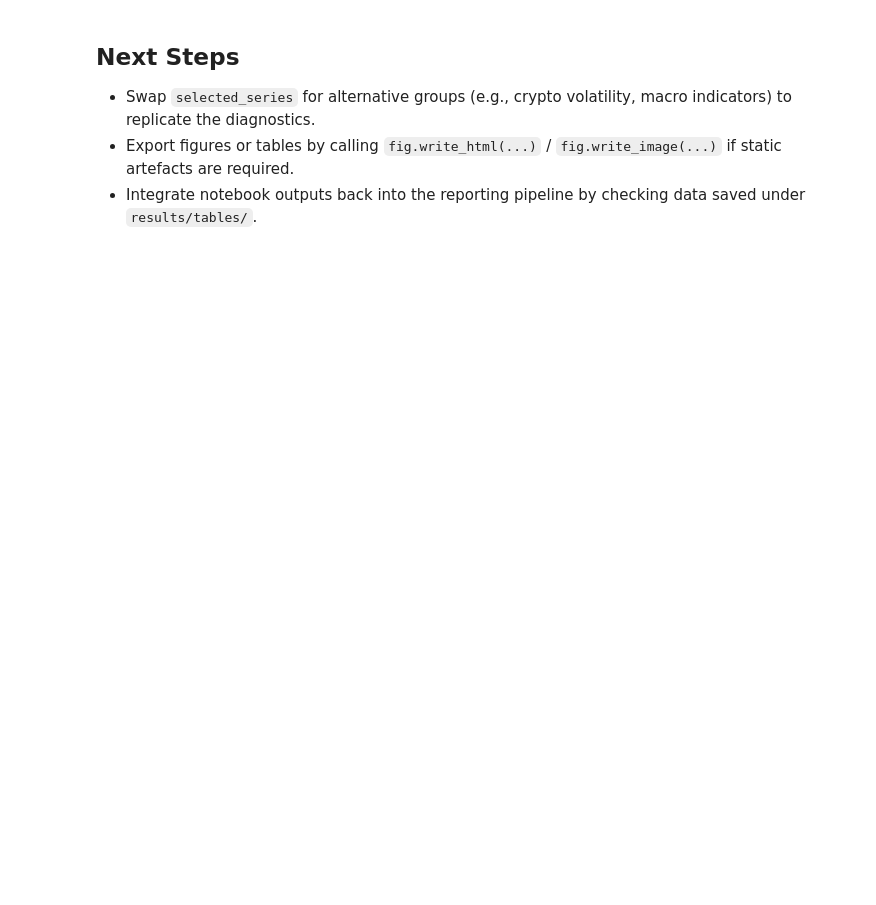
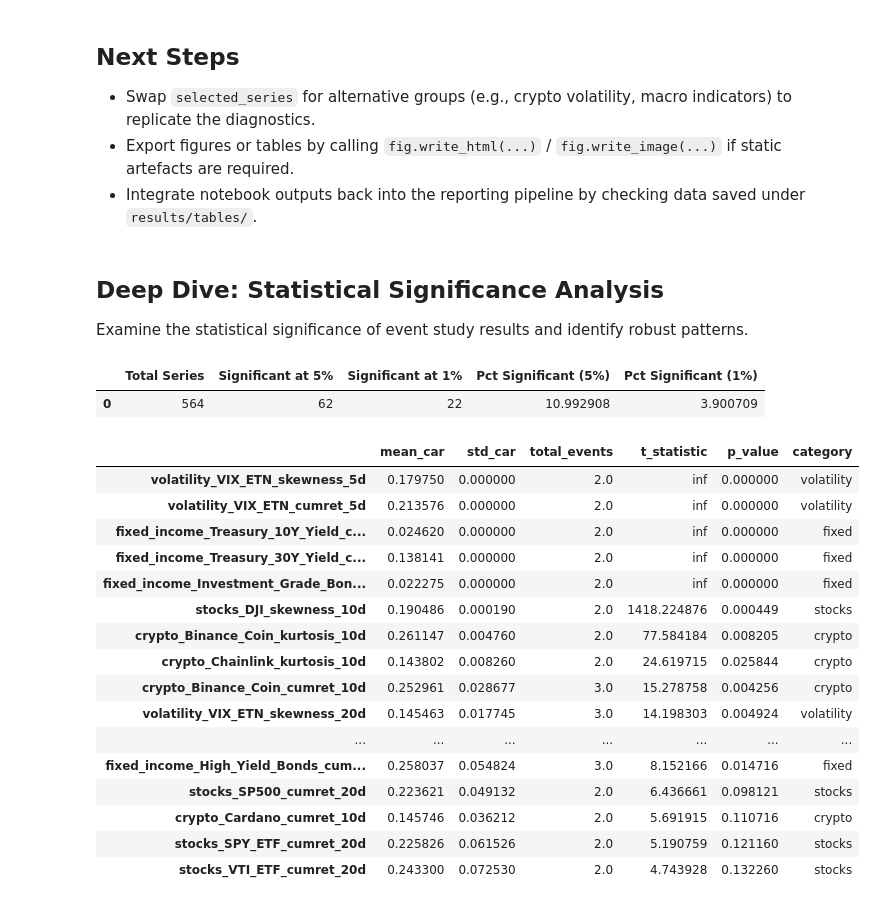
Before and after one commit to Evintkoo/macro-announcement-effect, a Jupyter notebook: notebooks/plotting_and_analysis.ipynb, the cells around one changed output. Saved outputs shown, nothing was run; the diff lists cells and outputs as text; code cells hidden in the pictures; blank space fills up the shorter version.

```diff
--- a/notebooks/plotting_and_analysis.ipynb
+++ b/notebooks/plotting_and_analysis.ipynb
@@ -268,3 +268,50 @@ fig.show()
 - Swap `selected_series` for alternative groups (e.g., crypto volatility, macro indicators) to replicate the diagnostics.
 - Export figures or tables by calling `fig.write_html(...)` / `fig.write_image(...)` if static artefacts are required.
 - Integrate notebook outputs back into the reporting pipeline by checking data saved under `results/tables/`.
+# %% [markdown]
+## Deep Dive: Statistical Significance Analysis
+
+Examine the statistical significance of event study results and identify robust patterns.
+# %%
+# Statistical significance of CAR effects
+from scipy import stats
+
+# Calculate t-statistics for mean CARs
+event_summary_aug["t_statistic"] = event_summary_aug["mean_car"] / (event_summary_aug["std_car"] / np.sqrt(event_summary_aug["total_events"]))
+event_summary_aug["p_value"] = 2 * (1 - stats.t.cdf(np.abs(event_summary_aug["t_statistic"]), event_summary_aug["total_events"] - 1))
+event_summary_aug["significant_5pct"] = event_summary_aug["p_value"] < 0.05
+event_summary_aug["significant_1pct"] = event_summary_aug["p_value"] < 0.01
+
+# Summary of statistical significance
+sig_summary = pd.DataFrame({
+    "Total Series": [len(event_summary_aug)],
+    "Significant at 5%": [event_summary_aug["significant_5pct"].sum()],
+    "Significant at 1%": [event_summary_aug["significant_1pct"].sum()],
+    "Pct Significant (5%)": [100 * event_summary_aug["significant_5pct"].mean()],
+    "Pct Significant (1%)": [100 * event_summary_aug["significant_1pct"].mean()]
+})
+display(sig_summary)
+
+# Show most statistically significant results
+top_significant = event_summary_aug.nlargest(20, "t_statistic")[["mean_car", "std_car", "total_events", "t_statistic", "p_value", "category"]]
+display(top_significant)
+# %% [output]
+|  | Total Series | Significant at 5% | Significant at 1% | Pct Significant (5%) | Pct Significant (1%) |
+| 0 | 564 | 62 | 22 | 10.992908 | 3.900709 |
+|  | mean_car | std_car | total_events | t_statistic | p_value | category |
+| volatility_VIX_ETN_skewness_5d | 0.179750 | 0.000000 | 2.0 | inf | 0.000000 | volatility |
+| volatility_VIX_ETN_cumret_5d | 0.213576 | 0.000000 | 2.0 | inf | 0.000000 | volatility |
+| fixed_income_Treasury_10Y_Yield_c... | 0.024620 | 0.000000 | 2.0 | inf | 0.000000 | fixed |
+| fixed_income_Treasury_30Y_Yield_c... | 0.138141 | 0.000000 | 2.0 | inf | 0.000000 | fixed |
+| fixed_income_Investment_Grade_Bon... | 0.022275 | 0.000000 | 2.0 | inf | 0.000000 | fixed |
+| stocks_DJI_skewness_10d | 0.190486 | 0.000190 | 2.0 | 1418.224876 | 0.000449 | stocks |
+| crypto_Binance_Coin_kurtosis_10d | 0.261147 | 0.004760 | 2.0 | 77.584184 | 0.008205 | crypto |
+| crypto_Chainlink_kurtosis_10d | 0.143802 | 0.008260 | 2.0 | 24.619715 | 0.025844 | crypto |
+| crypto_Binance_Coin_cumret_10d | 0.252961 | 0.028677 | 3.0 | 15.278758 | 0.004256 | crypto |
+| volatility_VIX_ETN_skewness_20d | 0.145463 | 0.017745 | 3.0 | 14.198303 | 0.004924 | volatility |
+| ... | ... | ... | ... | ... | ... | ... |
+| fixed_income_High_Yield_Bonds_cum... | 0.258037 | 0.054824 | 3.0 | 8.152166 | 0.014716 | fixed |
+| stocks_SP500_cumret_20d | 0.223621 | 0.049132 | 2.0 | 6.436661 | 0.098121 | stocks |
+| crypto_Cardano_cumret_10d | 0.145746 | 0.036212 | 2.0 | 5.691915 | 0.110716 | crypto |
+| stocks_SPY_ETF_cumret_20d | 0.225826 | 0.061526 | 2.0 | 5.190759 | 0.121160 | stocks |
+| stocks_VTI_ETF_cumret_20d | 0.243300 | 0.072530 | 2.0 | 4.743928 | 0.132260 | stocks |
```
Also changed, not shown: parts of 30 cells of this notebook, 10 other files.
